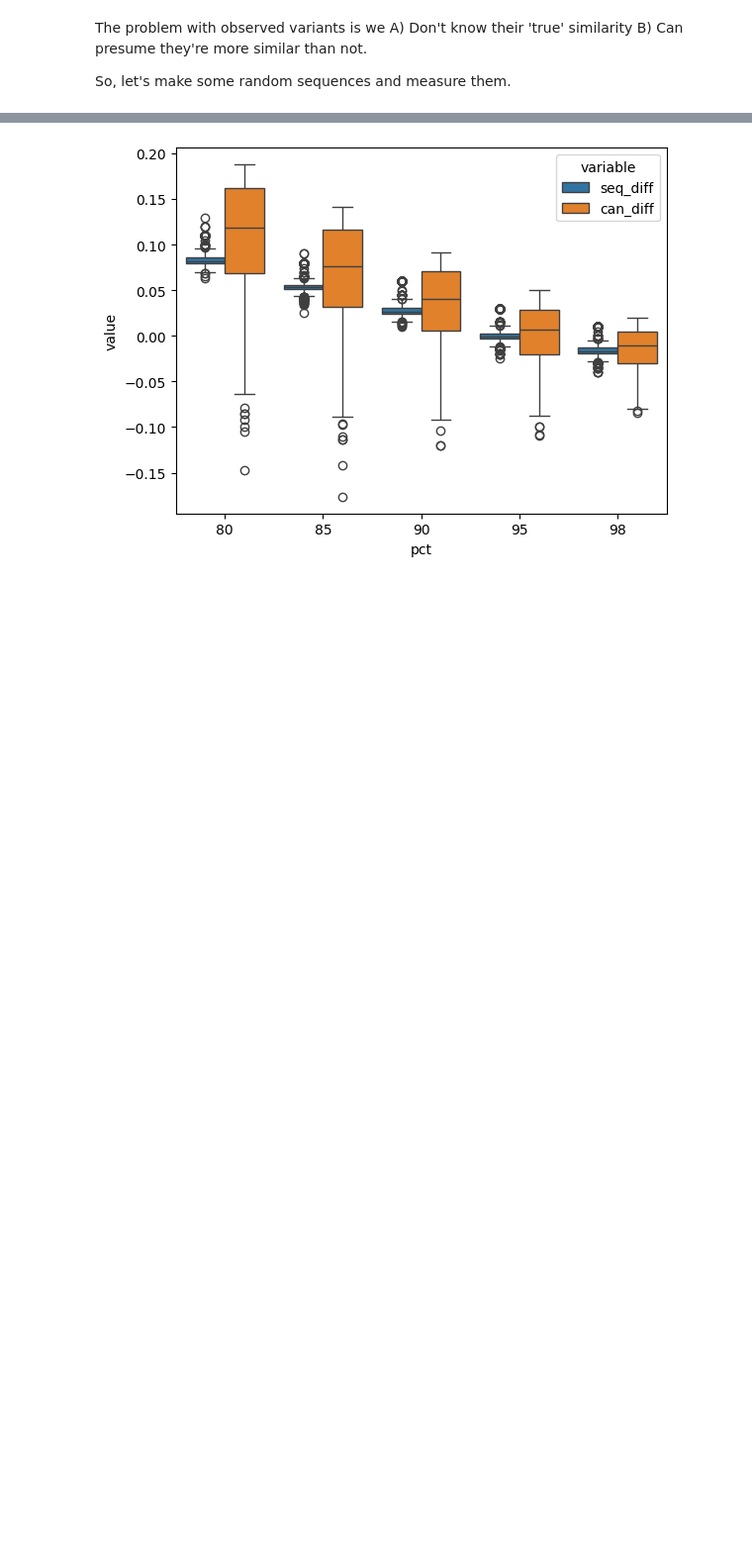
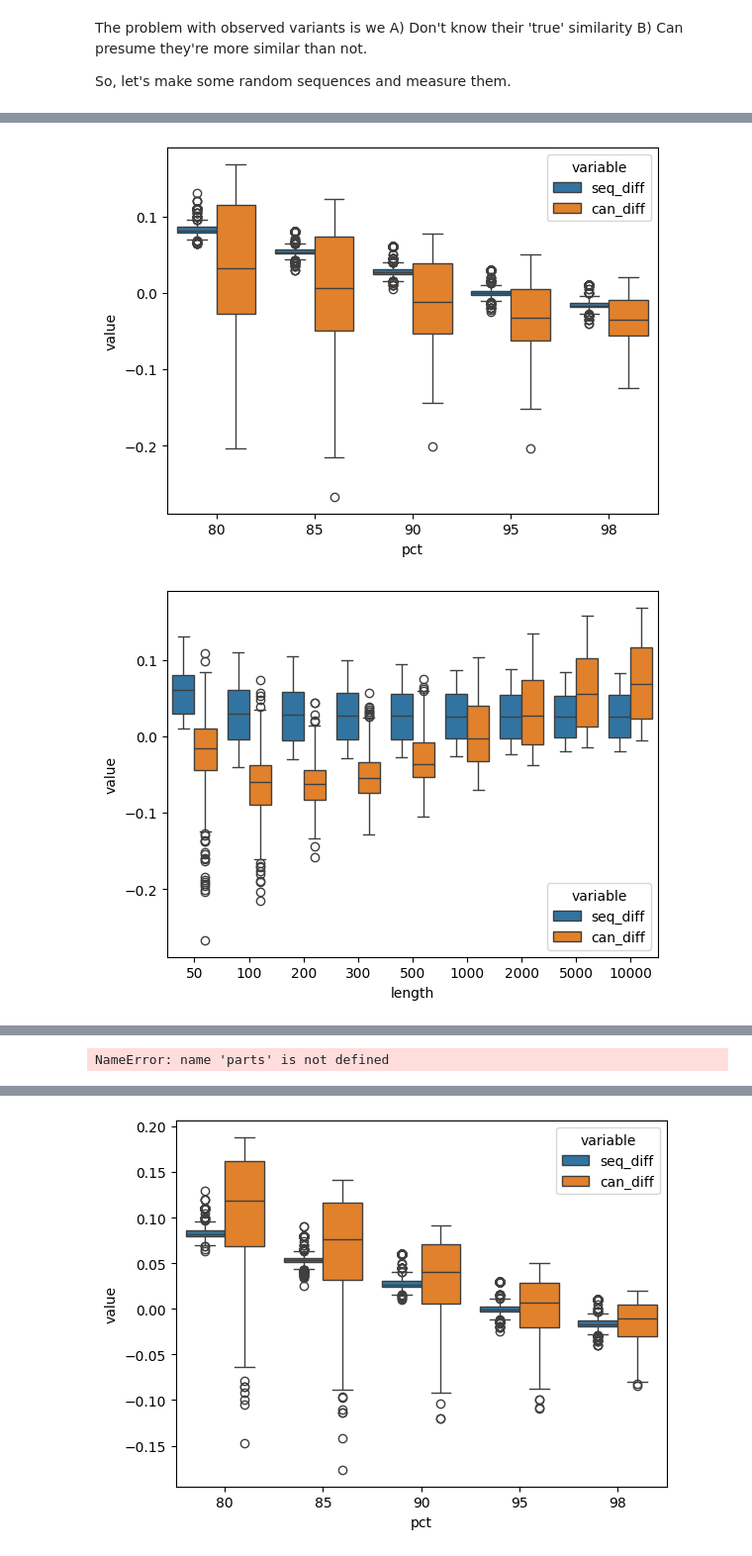
Before and after one commit to fabio-cunial/kanpig_experiments, a Jupyter notebook: manuscript/figure1/SeqSimilarity.ipynb, the cells around one changed output, grey strips where cells are left out. Shown at 99% size. Drawn from its saved outputs; the diff is of its cells as text; code cells hidden in the pictures; blank space fills up the shorter version.

```diff
--- a/manuscript/figure1/SeqSimilarity.ipynb
+++ b/manuscript/figure1/SeqSimilarity.ipynb
@@ -276,0 +363,17 @@ rnd_data_3 = pd.DataFrame(rows, columns=['pct', 'length', 'seqsim', 'cansim'])
+# %%
+#3+4
+rnd_data['seq_diff'] = rnd_data['seqsim'] - (rnd_data['pct'] / 100)
+rnd_data['can_diff'] = rnd_data['cansim'] - (rnd_data['pct'] / 100)
+view2 = rnd_data.melt(id_vars=['pct', 'length'], value_vars=['seq_diff', 'can_diff'])
+sb.boxplot(data=view2, x='pct', y='value', hue='variable')
+plt.show()
+sb.boxplot(data=view2, x='length', y='value', hue='variable')
+plt.show()
+sb.boxplot(data=view2[view2['length'] > 2000], x='pct', y='value', hue='variable')
+plt.show()
+tmp = view2.groupby(['pct', 'length', 'variable'])['value'].mean().reset_index()
+tmp['k'] = 34
+parts.append(tmp)
+# %% [output]
+[figure, added]
+[figure, added]
@@ -276,0 +381 @@ rnd_data_3 = pd.DataFrame(rows, columns=['pct', 'length', 'seqsim', 'cansim'])
+NameError: name 'parts' is not defined
```
Also changed, not shown: parts of 16 cells of this notebook, 2 other files.
